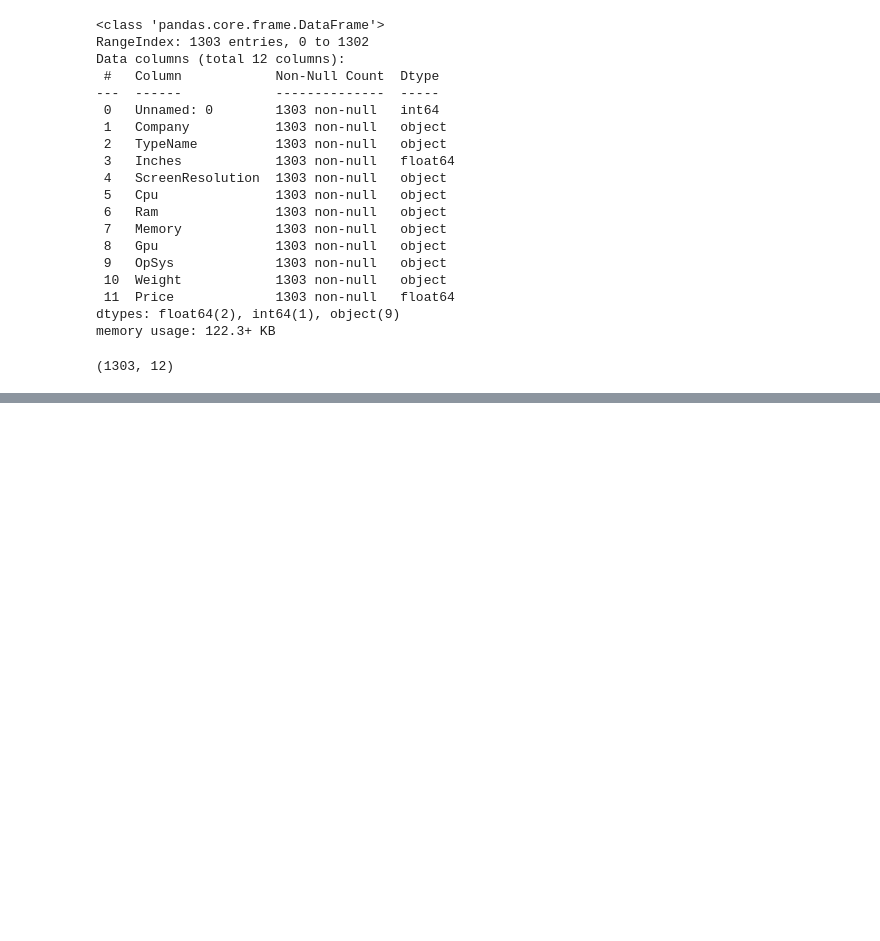
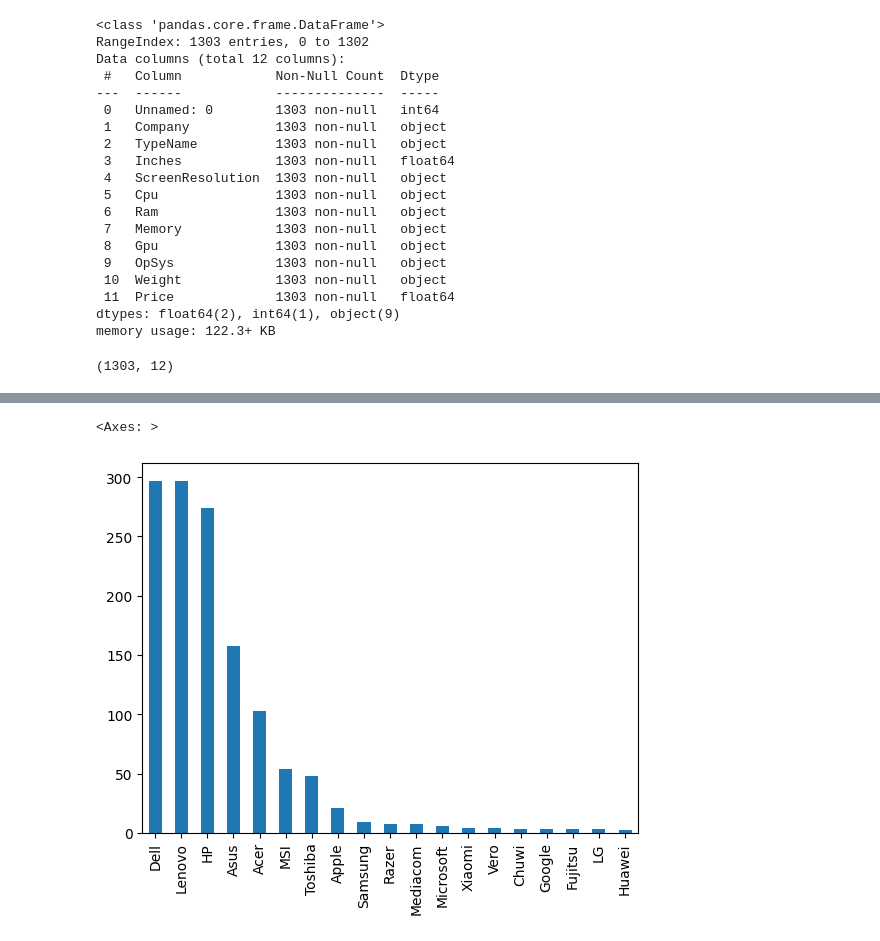
Before and after one commit to saGar-GG/Laptop-Price-Prediction, a Jupyter notebook: preprocess/01-Preprocessing.ipynb, the cells around one changed output, grey strips where cells are left out. Saved outputs shown, nothing was run; the diff lists cells and outputs as text; code cells hidden in the pictures; blank space fills up the shorter version.

```diff
--- a/preprocess/01-Preprocessing.ipynb
+++ b/preprocess/01-Preprocessing.ipynb
@@ -44,0 +131,5 @@ data.shape
+# %%
+data['Company'].value_counts().plot(kind='bar')
+# %% [output]
+<Axes: >
+[figure, added]
```
Also changed, not shown: parts of 111 cells of this notebook.
